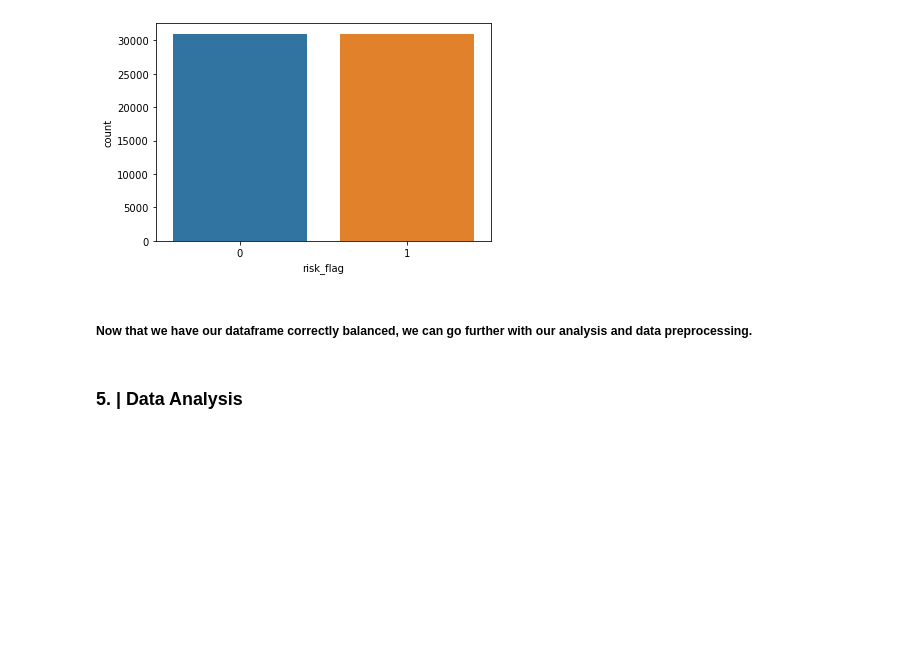
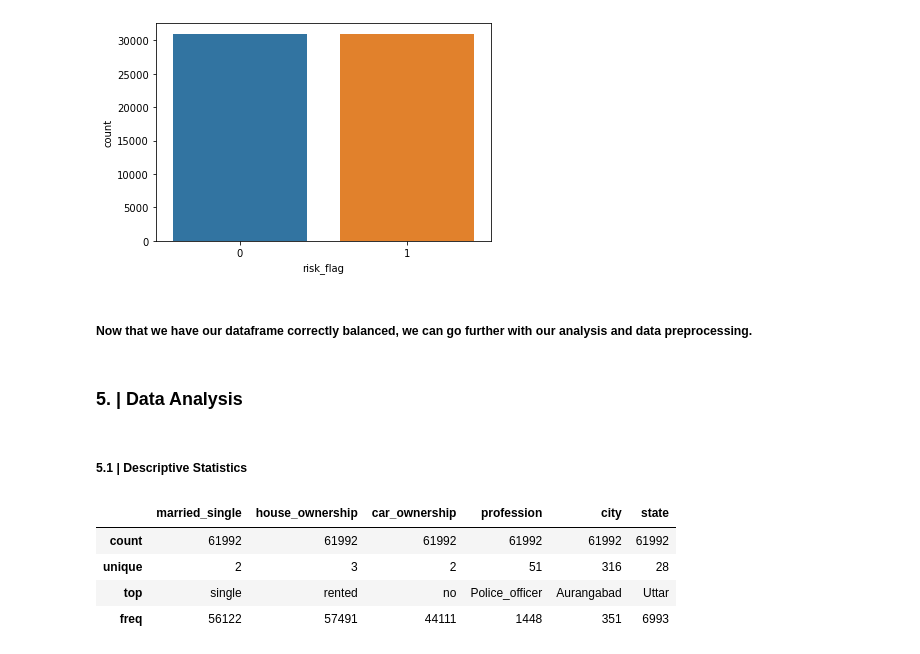
Before and after one commit to masete/Loan-Prediction-based-on-Customer-Behaviour, a Jupyter notebook: eda.ipynb, the cells around one changed output. Drawn from its saved outputs; the diff is of its cells as text; code cells hidden in the pictures; blank space fills up the shorter version.

Commit message:
descriptive analysis

```diff
--- a/eda.ipynb
+++ b/eda.ipynb
@@ -614,0 +613,10 @@ Name: risk_flag, dtype: float64
+# %% [markdown]
+##### 5.1 | Descriptive Statistics
+# %%
+loan.describe(exclude=[np.number])
+# %% [output]
+|  | married_single | house_ownership | car_ownership | profession | city | state |
+| count | 61992 | 61992 | 61992 | 61992 | 61992 | 61992 |
+| unique | 2 | 3 | 2 | 51 | 316 | 28 |
+| top | single | rented | no | Police_officer | Aurangabad | Uttar |
+| freq | 56122 | 57491 | 44111 | 1448 | 351 | 6993 |
```
Also changed, not shown: parts of 1 cell of this notebook.
